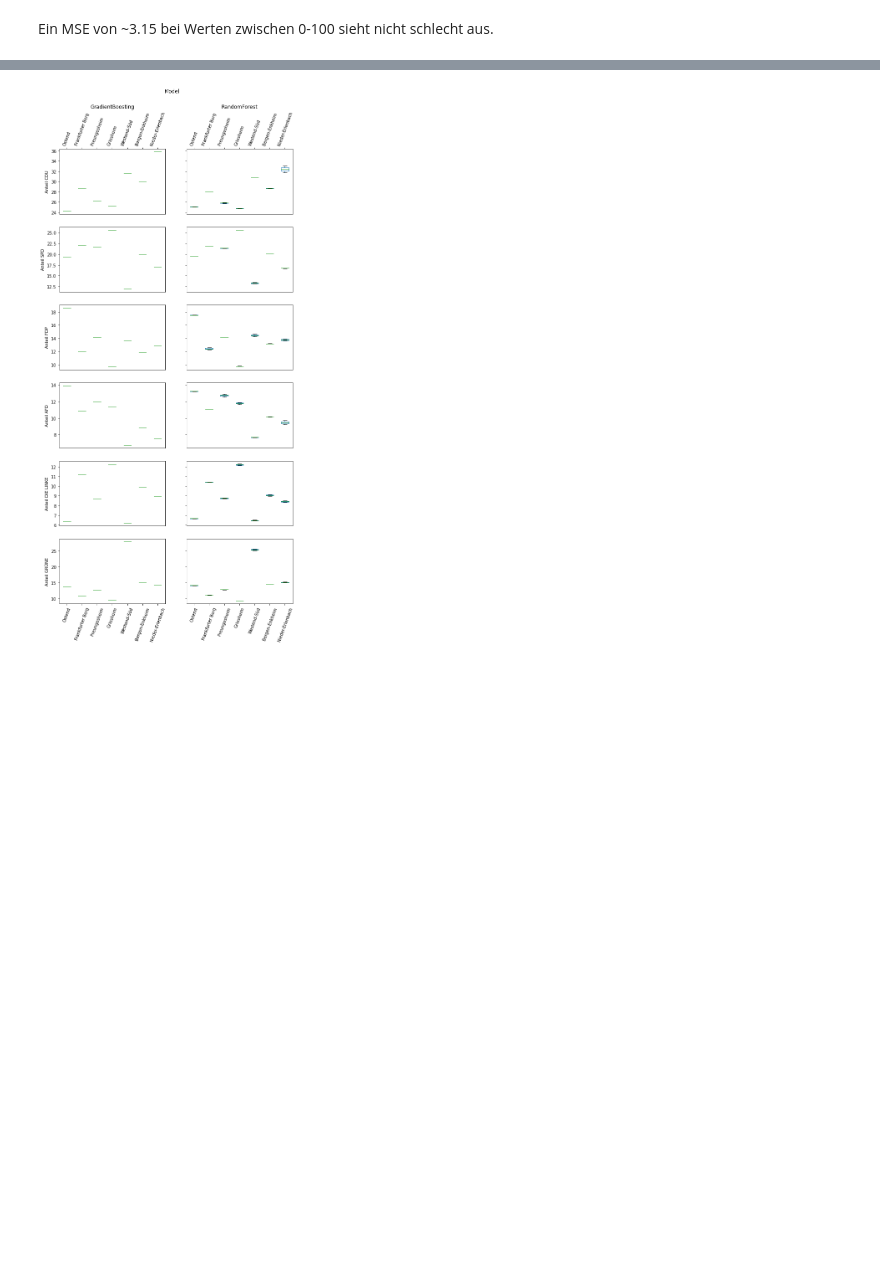
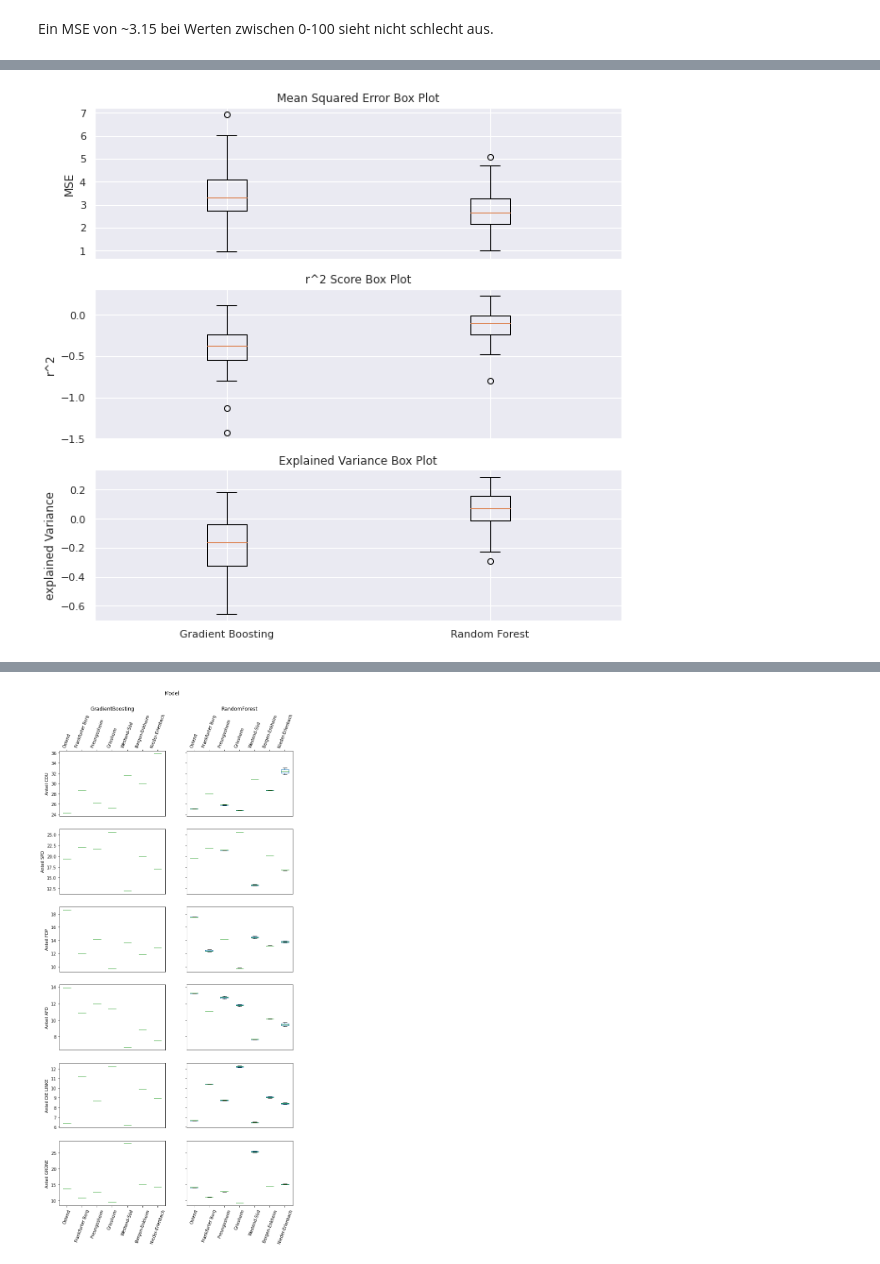
Before and after one commit to 5yntek/DataScienceProject, a Jupyter notebook: project_patrick.ipynb, the cells around one changed output, grey strips where cells are left out. Cells and saved outputs as stored; diff of their text form; code cells hidden in the pictures; blank space fills up the shorter version.

```diff
--- a/project_patrick.ipynb
+++ b/project_patrick.ipynb
@@ -194 +209,36 @@ ImportError: matplotlib is required for plotting when the default backend "matpl
+# %%
+from copy import deepcopy
+from sklearn.model_selection import train_test_split, cross_validate, RepeatedKFold
+from sklearn.metrics import mean_squared_error as mse, r2_score as r2, explained_variance_score as evs, make_scorer
+from numpy.random import RandomState
+
+boosting = MultiOutputRegressor(estimator=GradientBoostingRegressor())
+forest = MultiOutputRegressor(estimator=RandomForestRegressor())
+scoring = {'mse':make_scorer(mse),'r2':make_scorer(r2),'evs':make_scorer(evs)}
+rkf = RepeatedKFold(n_repeats=10,random_state=1337)
+data_cross_boosting = cross_validate(boosting, X, Y,scoring=scoring,cv=rkf)
+data_cross_forest = cross_validate(forest, X, Y,scoring=scoring,cv=rkf)
+df_cross_boosting = pd.DataFrame.from_dict(data_cross_boosting)
+df_cross_forest = pd.DataFrame.from_dict(data_cross_forest)
+# %%
+data = [np.asarray([df_cross_boosting[i],
+                  df_cross_forest[i]]).T for i in ['test_mse','test_r2','test_evs']]
+fig, ax = plt.subplots(3,sharex=True,figsize=(10,10))
+_ = ax[0].boxplot(data[0],labels=["",""])
+_ = ax[0].set_ylabel("MSE")
+_ = ax[0].set_title("Mean Squared Error Box Plot")
+_ = ax[1].boxplot(data[1],labels=["",""])
+_ = ax[1].set_ylabel("r^2")
+_ = ax[1].set_title("r^2 Score Box Plot")
+_ = ax[2].boxplot(data[2],labels=["Gradient Boosting","Random Forest"])
+_ = ax[2].set_ylabel("explained Variance")
+_ = ax[2].set_title("Explained Variance Box Plot")
+plt.show()
+fig.savefig("./latex/figure/crossval.pdf",
+            format='pdf',
+            bbox_inches = 'tight',
+            pad_inches = 0
+           )
+# %% [output]
+[figure, added]
 # %%
```
Also changed, not shown: parts of 11 cells of this notebook, 12 other files.
